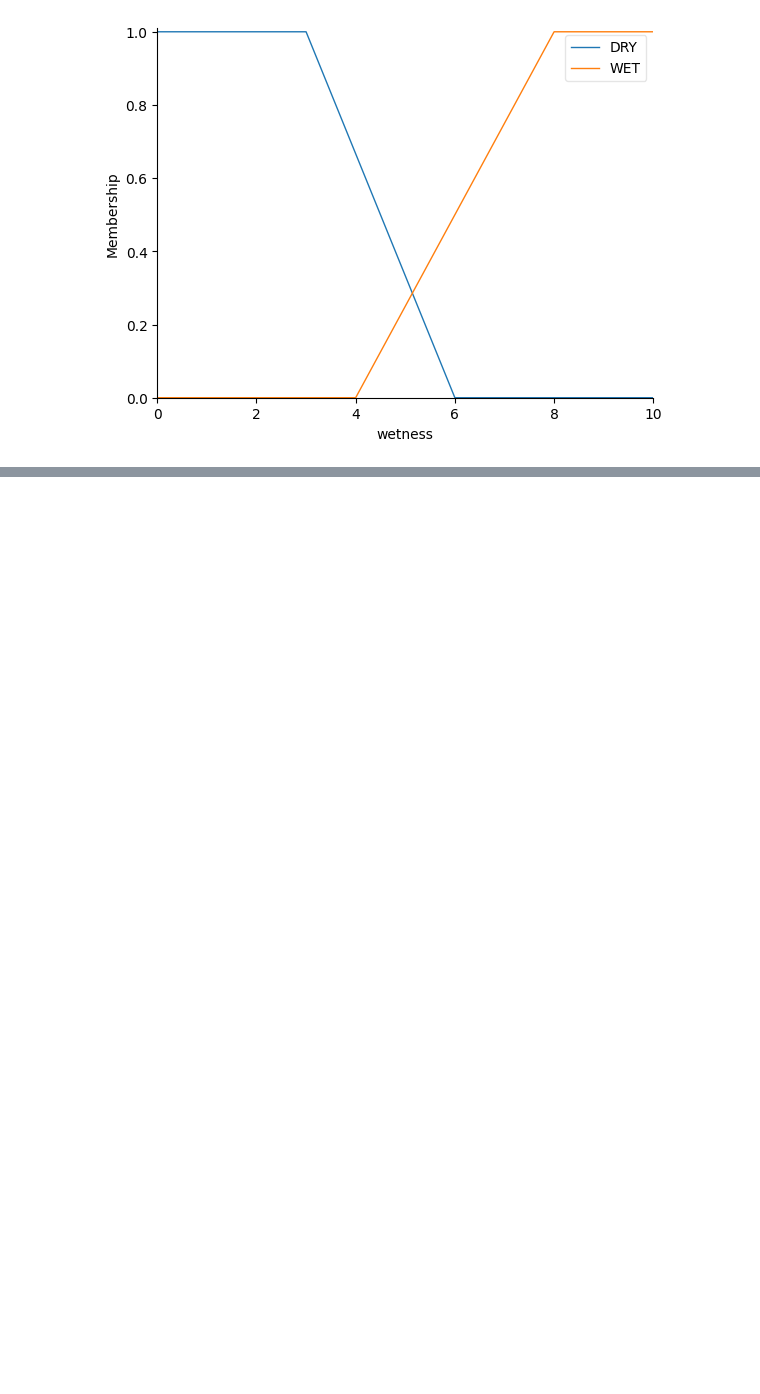
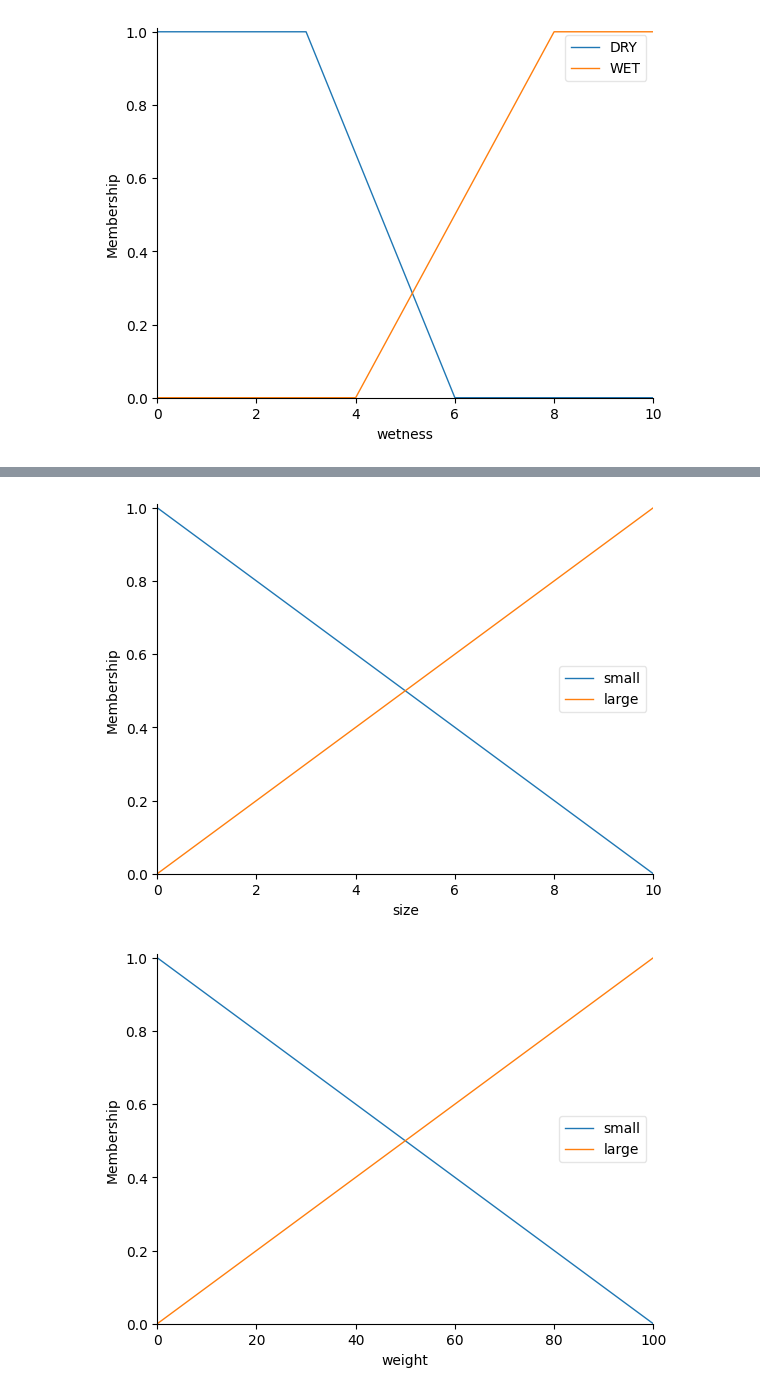
Before and after one commit to pppfkp/systemy_rozmyte, a Jupyter notebook: lab2/tipper.ipynb, the cells around one changed output, grey strips where cells are left out. Saved outputs shown, nothing was run; the diff lists cells and outputs as text; code cells hidden in the pictures; blank space fills up the shorter version.

```diff
--- a/lab2/tipper.ipynb
+++ b/lab2/tipper.ipynb
@@ -140,0 +214,25 @@ print(braking_simulation.output)
+# %%
+# zmienna wejściowa
+size = ctrl.Antecedent(np.arange(0, 11, 1), 'size')
+weight = ctrl.Antecedent(np.arange(0, 101, 1), 'weight')
+# zmienna wyjściowa
+quality = ctrl.Consequent(np.arange(0, 1.1, 0.1), 'quality')
+# funkcje przynależności do zmiennej wejściowej
+size["small"] = fuzz.trimf(size.universe, [0,0,10])
+size["large"] = fuzz.trimf(size.universe, [0,10,10])
+
+weight["small"] = fuzz.trimf(weight.universe, [0,0,100])
+weight["large"] = fuzz.trimf(weight.universe, [0,100,100])
+
+size.view()
+weight.view()
+
+# funkcje przynależności do zmiennej wyjściowej
+quality['bad'] = fuzz.trimf(quality.universe, [0,0,0.5])
+quality['medium'] = fuzz.trimf(quality.universe, [0,0.5,1])
+quality['good'] = fuzz.trimf(quality.universe, [0.5,1,1])
+
+quality.view()
+# %% [output]
+[figure, added]
+[figure, added]
```
Also changed, not shown: parts of 8 cells of this notebook.
